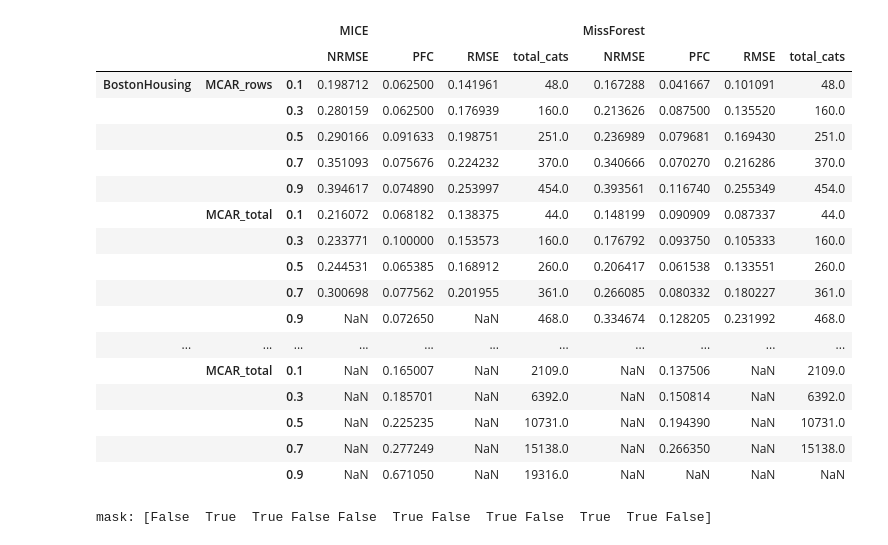
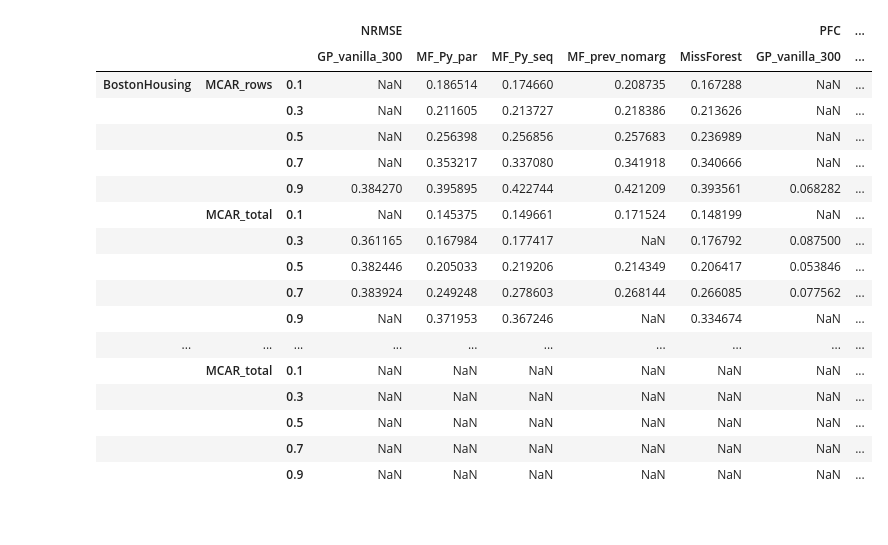
Before and after one commit to rhaps0dy/ts-baselines, a Jupyter notebook: timeless-imputation/Algorithm benchmarks.ipynb, the cells around one changed output. Drawn from its saved outputs; the diff is of its cells as text; code cells hidden in the pictures.

```diff
--- a/timeless-imputation/Algorithm benchmarks.ipynb
+++ b/timeless-imputation/Algorithm benchmarks.ipynb
@@ -31,0 +44,13 @@ V2 ; must have more than 1 possible value
+# %%
+dsets = datasets.datasets()
+baseline = datasets.benchmark({#'MICE': datasets.memoize(utils.impute_mice),
+                               'MissForest': datasets.memoize(utils.impute_missforest),
+                               'MF_Py_par': datasets.memoize(lambda d, full_data: missForest.impute(
+                                    d, full_data, sequential=False, print_progress=True)),
+                               'MF_Py_seq': datasets.memoize(lambda d, full_data: missForest.impute(
+                                    d, full_data, sequential=True, print_progress=True)),
+                               'MF_prev_nomarg': datasets.memoize(lambda d, full_data: impute(
+                                    d, full_data, sequential=True, print_progress=True,
+                                    use_previous_prediction=True)),
+                               'GP_vanilla_300': datasets.memoize(lambda d, full_data: None),
+                              }, dsets, do_not_compute=True)
@@ -32,21 +66,21 @@ V2 ; must have more than 1 possible value
 # %%
-baseline.loc['mean_std']
+baseline.loc["mean_std"].drop(["LetterRecognition", "Shuttle"], axis=0)
 # %% [output]
-|  |  |  | MICE |  |  |  | MissForest |  |  |  |
-|  |  |  | NRMSE | PFC | RMSE | total_cats | NRMSE | PFC | RMSE | total_cats |
-| BostonHousing | MCAR_rows | 0.1 | 0.198712 | 0.062500 | 0.141961 | 48.0 | 0.167288 | 0.041667 | 0.101091 | 48.0 |
-|  |  | 0.3 | 0.280159 | 0.062500 | 0.176939 | 160.0 | 0.213626 | 0.087500 | 0.135520 | 160.0 |
-|  |  | 0.5 | 0.290166 | 0.091633 | 0.198751 | 251.0 | 0.236989 | 0.079681 | 0.169430 | 251.0 |
-|  |  | 0.7 | 0.351093 | 0.075676 | 0.224232 | 370.0 | 0.340666 | 0.070270 | 0.216286 | 370.0 |
-|  |  | 0.9 | 0.394617 | 0.074890 | 0.253997 | 454.0 | 0.393561 | 0.116740 | 0.255349 | 454.0 |
-|  | MCAR_total | 0.1 | 0.216072 | 0.068182 | 0.138375 | 44.0 | 0.148199 | 0.090909 | 0.087337 | 44.0 |
-|  |  | 0.3 | 0.233771 | 0.100000 | 0.153573 | 160.0 | 0.176792 | 0.093750 | 0.105333 | 160.0 |
-|  |  | 0.5 | 0.244531 | 0.065385 | 0.168912 | 260.0 | 0.206417 | 0.061538 | 0.133551 | 260.0 |
-|  |  | 0.7 | 0.300698 | 0.077562 | 0.201955 | 361.0 | 0.266085 | 0.080332 | 0.180227 | 361.0 |
-|  |  | 0.9 | NaN | 0.072650 | NaN | 468.0 | 0.334674 | 0.128205 | 0.231992 | 468.0 |
-| ... | ... | ... | ... | ... | ... | ... | ... | ... | ... | ... |
-|  | MCAR_total | 0.1 | NaN | 0.165007 | NaN | 2109.0 | NaN | 0.137506 | NaN | 2109.0 |
-|  |  | 0.3 | NaN | 0.185701 | NaN | 6392.0 | NaN | 0.150814 | NaN | 6392.0 |
-|  |  | 0.5 | NaN | 0.225235 | NaN | 10731.0 | NaN | 0.194390 | NaN | 10731.0 |
-|  |  | 0.7 | NaN | 0.277249 | NaN | 15138.0 | NaN | 0.266350 | NaN | 15138.0 |
-|  |  | 0.9 | NaN | 0.671050 | NaN | 19316.0 | NaN | NaN | NaN | NaN |
+|  |  |  | NRMSE |  |  |  |  | PFC | ... |
+|  |  |  | GP_vanilla_300 | MF_Py_par | MF_Py_seq | MF_prev_nomarg | MissForest | GP_vanilla_300 | ... |
+| BostonHousing | MCAR_rows | 0.1 | NaN | 0.186514 | 0.174660 | 0.208735 | 0.167288 | NaN | ... |
+|  |  | 0.3 | NaN | 0.211605 | 0.213727 | 0.218386 | 0.213626 | NaN | ... |
+|  |  | 0.5 | NaN | 0.256398 | 0.256856 | 0.257683 | 0.236989 | NaN | ... |
+|  |  | 0.7 | NaN | 0.353217 | 0.337080 | 0.341918 | 0.340666 | NaN | ... |
+|  |  | 0.9 | 0.384270 | 0.395895 | 0.422744 | 0.421209 | 0.393561 | 0.068282 | ... |
+|  | MCAR_total | 0.1 | NaN | 0.145375 | 0.149661 | 0.171524 | 0.148199 | NaN | ... |
+|  |  | 0.3 | 0.361165 | 0.167984 | 0.177417 | NaN | 0.176792 | 0.087500 | ... |
+|  |  | 0.5 | 0.382446 | 0.205033 | 0.219206 | 0.214349 | 0.206417 | 0.053846 | ... |
+|  |  | 0.7 | 0.383924 | 0.249248 | 0.278603 | 0.268144 | 0.266085 | 0.077562 | ... |
+|  |  | 0.9 | NaN | 0.371953 | 0.367246 | NaN | 0.334674 | NaN | ... |
+| ... | ... | ... | ... | ... | ... | ... | ... | ... | ... |
+|  | MCAR_total | 0.1 | NaN | NaN | NaN | NaN | NaN | NaN | ... |
+|  |  | 0.3 | NaN | NaN | NaN | NaN | NaN | NaN | ... |
+|  |  | 0.5 | NaN | NaN | NaN | NaN | NaN | NaN | ... |
+|  |  | 0.7 | NaN | NaN | NaN | NaN | NaN | NaN | ... |
+|  |  | 0.9 | NaN | NaN | NaN | NaN | NaN | NaN | ... |
@@ -59,22 +86,0 @@ for name, df in dsets.items():
-# %%
-m = BGMMs[len(dsets["BostonHousing"])]
-from gmm_impute import mask_matrix
-mask = np.zeros([m['means'].shape[1]], dtype=np.bool)
-mask[[1,2,5,7,9,10]] = True
-print("mask:", mask)
-inp = dsets["BostonHousing"].values[0]
-
-def compute_classically():
-    K_12 = mask_matrix(m['covariances'],mask,~mask)
-    K_22__1 = np.linalg.inv(mask_matrix(m['covariances'],~mask,~mask))
-    K_1222 = K_12 @ K_22__1
-    K_21 = mask_matrix(m['covariances'],~mask,mask)
-    K_11 = mask_matrix(m['covariances'],mask,mask)
-
-    diff = np.expand_dims(inp[~mask] - m['means'][:,~mask], axis=2)
-    return (m['means'][:,mask] + np.squeeze(K_1222 @ diff, axis=2)), (K_11 - K_1222 @ K_21)
-
-def compute_newly():
-    K12 = m['covariances']*(mask[:,None])*(~mask)
-# %% [output]
-mask: [False  True  True False False  True False  True False  True  True False]
```
Also changed, not shown: parts of 13 cells of this notebook, 6 other files.
